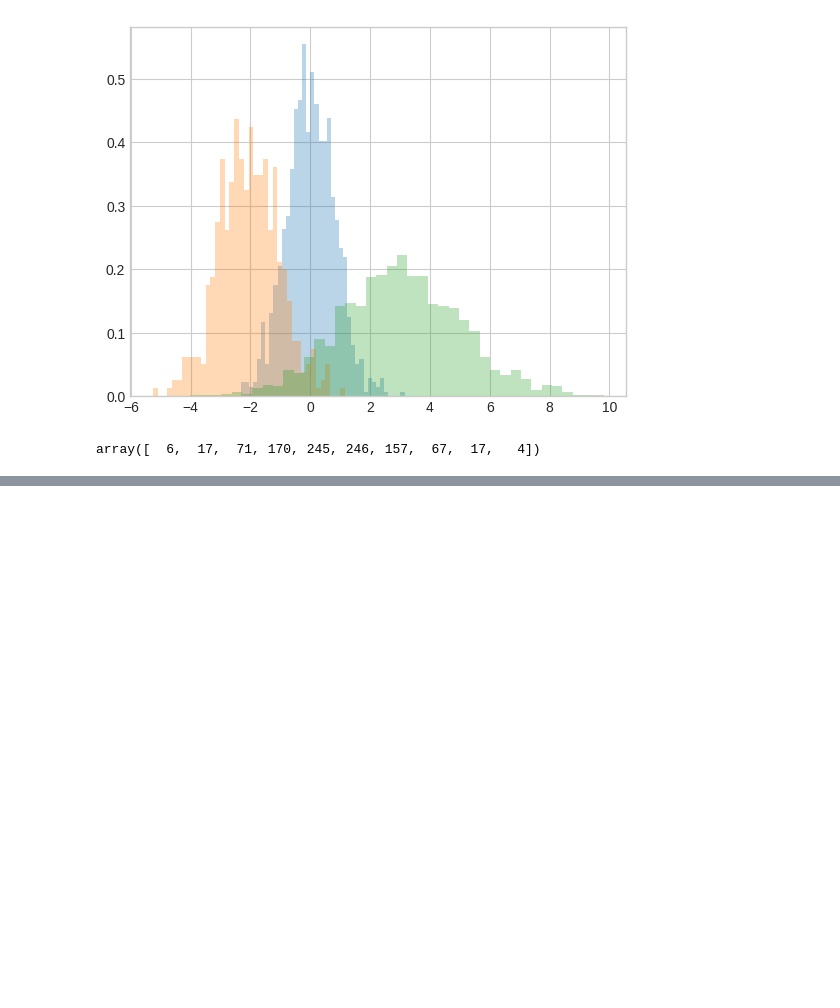
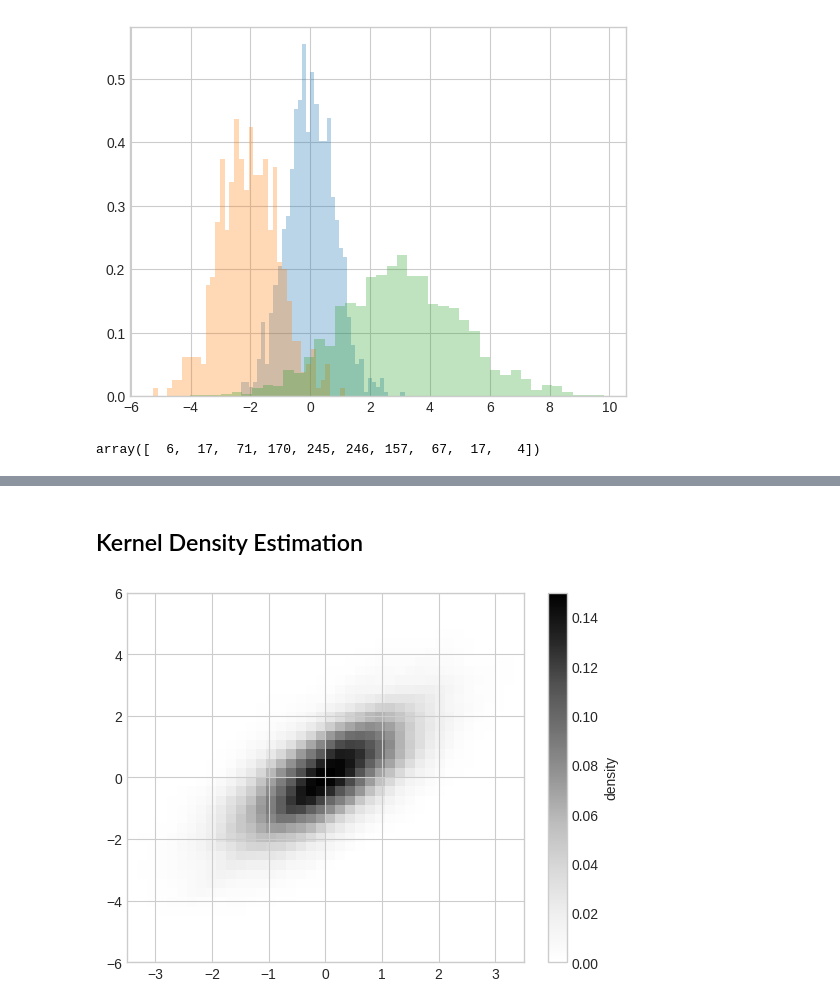
Before and after one commit to SlawCzech/matplot_exercises, a Jupyter notebook: matplot_basic.ipynb, the cells around one changed output, grey strips where cells are left out. Drawn from its saved outputs; the diff is of its cells as text; code cells hidden in the pictures; blank space fills up the shorter version.

```diff
--- a/matplot_basic.ipynb
+++ b/matplot_basic.ipynb
@@ -183,0 +225,21 @@ array([  6,  17,  71, 170, 245, 246, 157,  67,  17,   4])
+# %% [markdown]
+## Kernel Density Estimation
+# %%
+from scipy.stats import gaussian_kde
+
+# fit array of size (num of dimensions, number of samples
+data = np.vstack([x, y])
+kde = gaussian_kde(data)
+
+# evaluate on a grid
+xgrid = np.linspace(-3.5, 3.5, 40)
+ygrid = np.linspace(-6, 6, 40)
+Xgrid, Ygrid = np.meshgrid(xgrid, ygrid)
+Z = kde.evaluate(np.vstack([Xgrid.ravel(), Ygrid.ravel()]))
+
+# plot the results as image
+plt.imshow(Z.reshape(Xgrid.shape), origin='lower', aspect='auto', extent=[-3.5, 3.5, -6, 6])
+cb = plt.colorbar()
+cb.set_label('density')
+# %% [output]
+[figure, added]
```
Also changed, not shown: parts of 4 cells of this notebook.
